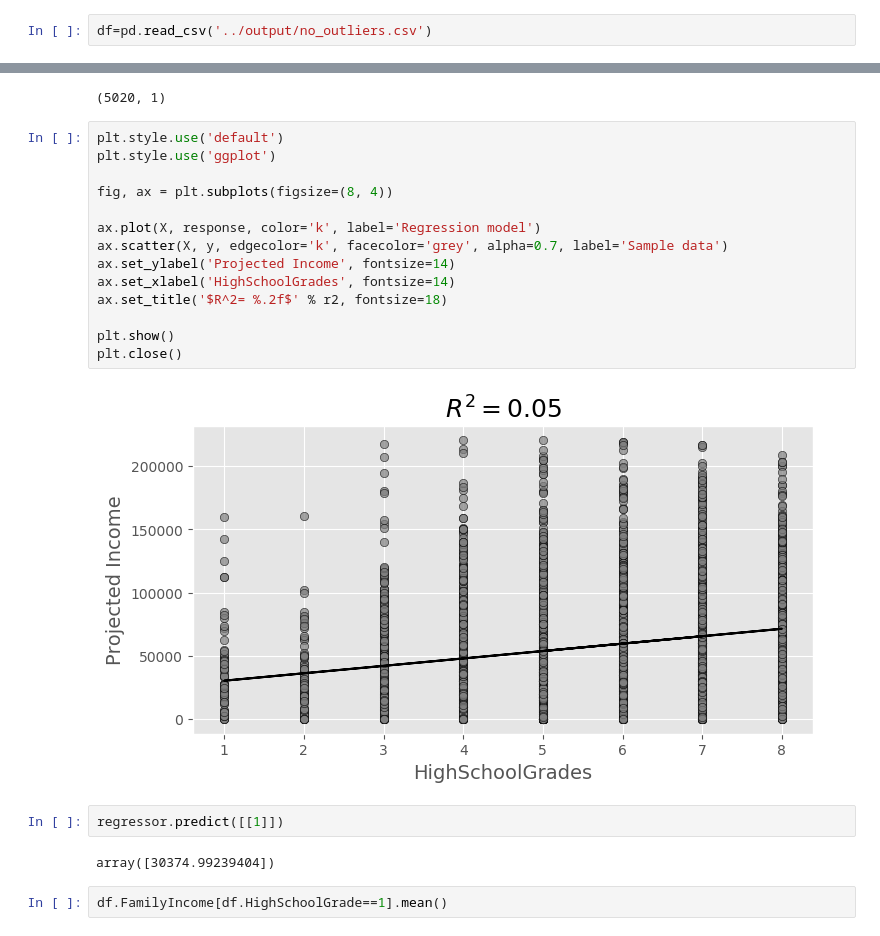
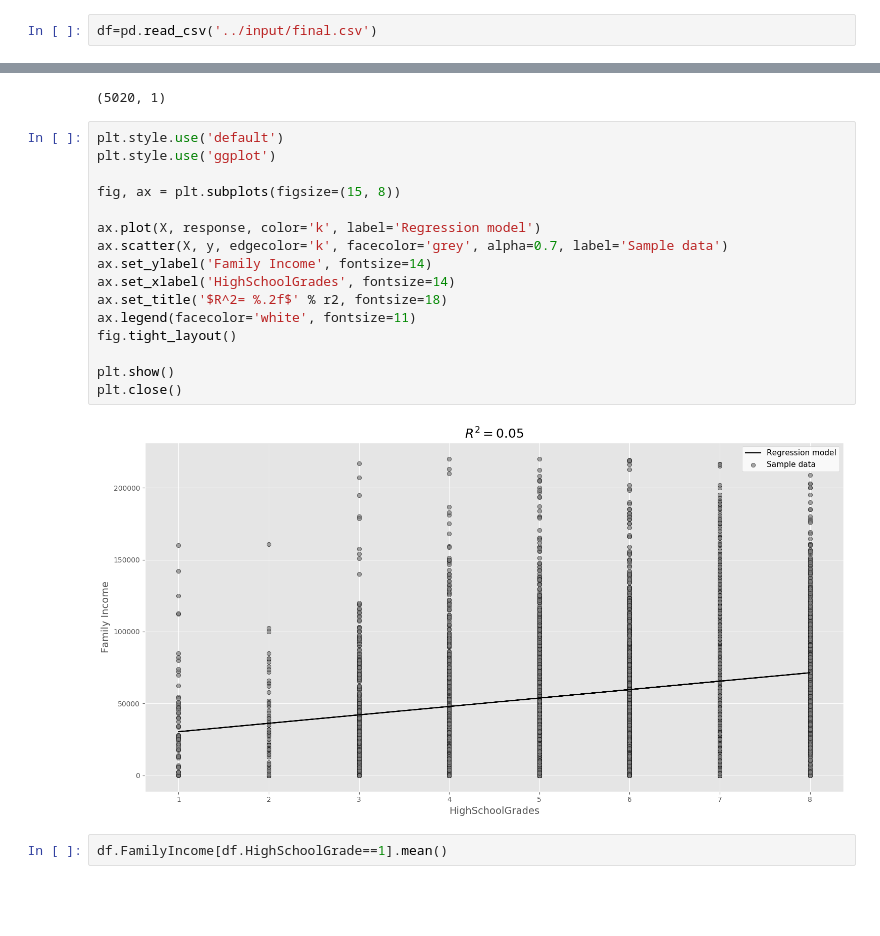
Before and after one commit to dpgochev/research-paper, a Jupyter notebook: src/model_predicting_on_grades.ipynb, the cells around one changed output, grey strips where cells are left out. Cells and saved outputs as stored; diff of their text form; blank space fills up the shorter version.

```diff
--- a/src/model_predicting_on_grades.ipynb
+++ b/src/model_predicting_on_grades.ipynb
@@ -5,7 +5,7 @@ import matplotlib.pyplot as plt
 import seaborn as sns
 from sklearn.linear_model import LinearRegression
 # %%
-df=pd.read_csv('../output/no_outliers.csv')
+df=pd.read_csv('../input/final.csv')
 # %%
 df
 # %% [output]
@@ -119,23 +123,21 @@ print(X.shape)
 # %%
 plt.style.use('default')
 plt.style.use('ggplot')
 
-fig, ax = plt.subplots(figsize=(8, 4))
+fig, ax = plt.subplots(figsize=(15, 8))
 
 ax.plot(X, response, color='k', label='Regression model')
 ax.scatter(X, y, edgecolor='k', facecolor='grey', alpha=0.7, label='Sample data')
-ax.set_ylabel('Projected Income', fontsize=14)
+ax.set_ylabel('Family Income', fontsize=14)
 ax.set_xlabel('HighSchoolGrades', fontsize=14)
 ax.set_title('$R^2= %.2f$' % r2, fontsize=18)
+ax.legend(facecolor='white', fontsize=11)
+fig.tight_layout()
 
 plt.show()
 plt.close()
 # %% [output]
-[figure, old version]
+[figure, new version]
-# %%
-regressor.predict([[1]])
-# %% [output]
-array([30374.99239404])
 # %%
 df.FamilyIncome[df.HighSchoolGrade==1].mean()
 # %% [output]
```
Also changed, not shown: parts of 3 cells of this notebook, 4 other files.
